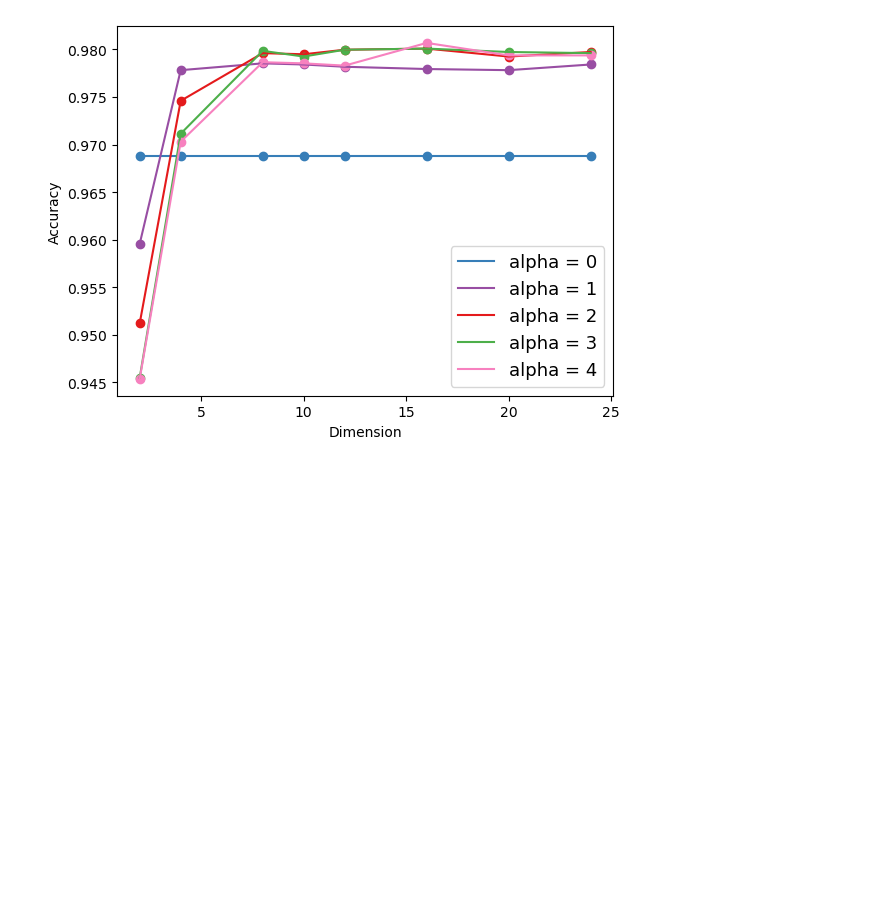
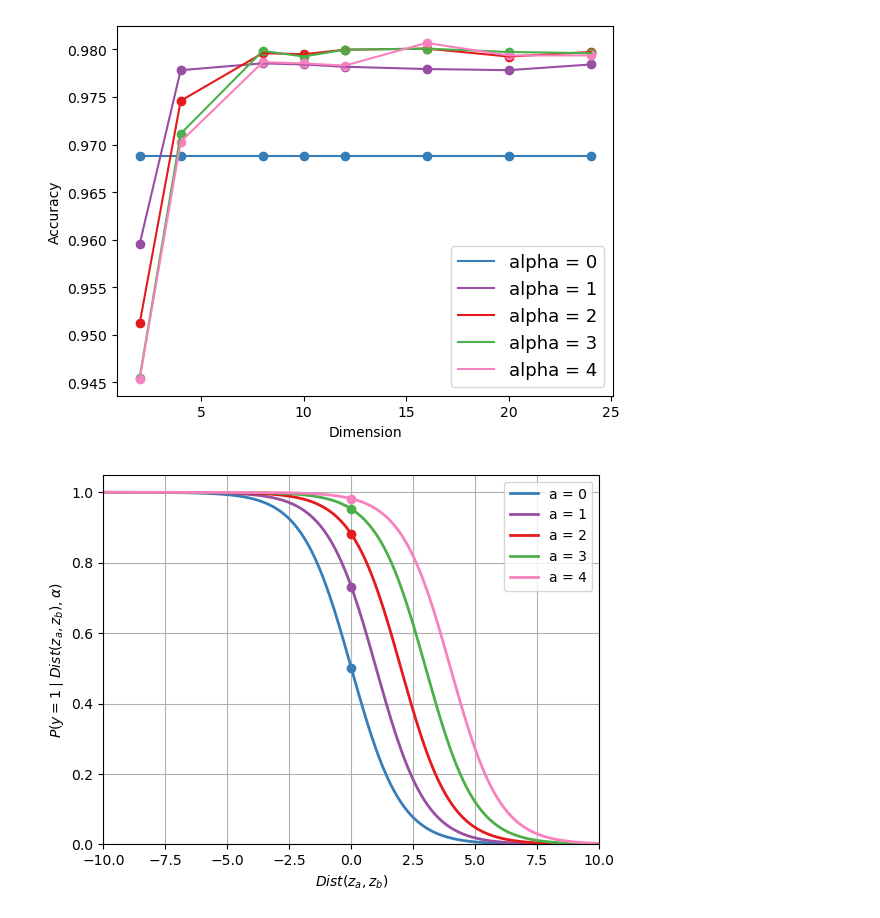
Before and after one commit to SigneDjernis/Latent_Distance_Models, a Jupyter notebook: Dublin dataset/3.EffectOfDim.ipynb, the cells around one changed output. Saved outputs shown, nothing was run; the diff lists cells and outputs as text; code cells hidden in the pictures; blank space fills up the shorter version.

Commit message:
Comments to Diblin and plot for prob. given alpha

```diff
--- a/Dublin dataset/3.EffectOfDim.ipynb
+++ b/Dublin dataset/3.EffectOfDim.ipynb
@@ -106,3 +109,30 @@ plt.legend(fontsize=13)
 plt.show()
 # %% [output]
 [figure]
+# %%
+# Computing the plot of the probabilities of an edge given α and distance
+d = np.arange(-10, 10.1, 0.1)
+as_values = [0, 1, 2, 3, 4]
+colors = ['#377eb8', '#984ea3', '#e41a1c', '#4daf4a', '#f781bf']
+
+plt.figure()
+
+y = 1
+
+for a, color in zip(as_values, colors):
+    p_y_d = 1 / (1 + np.exp(-y * (a - d)))
+    plt.plot(d, p_y_d, linewidth=2, color=color, label=f'a = {a}')
+    # Plot the point where d = 0 with a different color
+    plt.plot(0, 1 / (1 + np.exp(-y * a)), color=color, marker='o')
+
+plt.grid(True)
+plt.xlabel(r'$Dist(z_a,z_b)$')
+plt.ylabel(r'$P(y=1 \mid Dist(z_a,z_b),\alpha )$')
+plt.ylim(0, 1.05)
+plt.xlim(-10, 10)
+plt.legend()
+
+rect_position = [-10, 0, 20, 1]
+plt.show()
+# %% [output]
+[figure, added]
```
Also changed, not shown: parts of 3 cells of this notebook, 3 other files.
